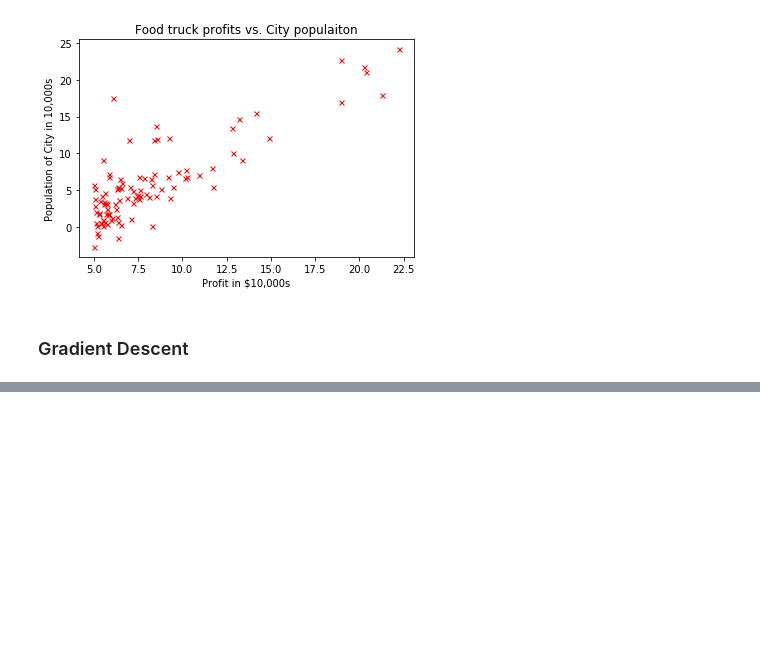
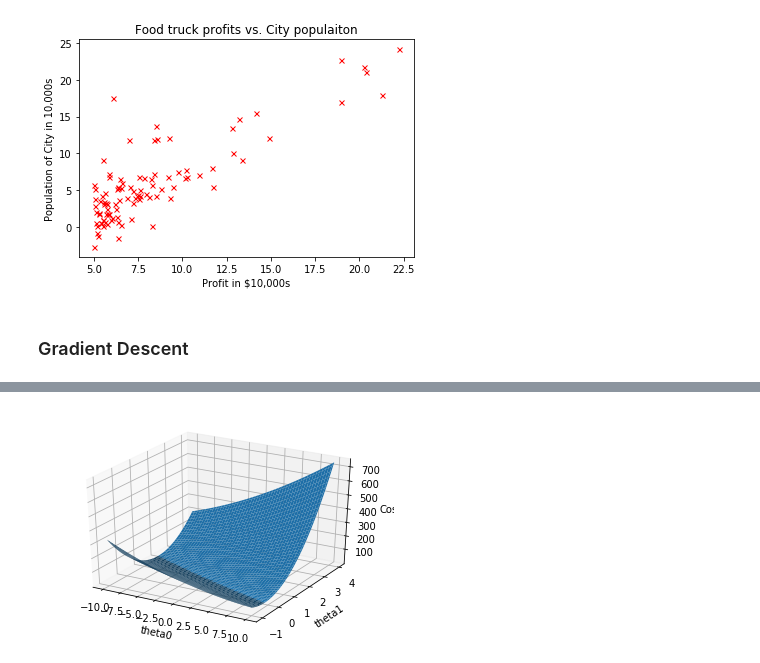
Before and after one commit to fiony/ml-course-andrew-ng, a Jupyter notebook: ex1/Programming Exercise 1-Linear Regression.ipynb, the cells around one changed output, grey strips where cells are left out. Cells and saved outputs as stored; diff of their text form; code cells hidden in the pictures; blank space fills up the shorter version.

```diff
--- a/ex1/Programming Exercise 1-Linear Regression.ipynb
+++ b/ex1/Programming Exercise 1-Linear Regression.ipynb
@@ -125,0 +221,21 @@ where the hypothesis $h_\theta(x)$ is given by the linear model: $$h_\theta(x)=\
+# %%
+# Grid over which we will calculate J
+theta0_vals = np.linspace(-10, 10, 100);
+theta1_vals = np.linspace(-1, 4, 100);
+# %%
+xv,yv = np.meshgrid(theta0_vals, theta1_vals) # get the grid index
+# %%
+grid_theta = np.dstack((xv,yv)) # stack theta0 and theta1, along the 3rd index
+# %%
+calc_cost = lambda theta : computeCost(X, y, theta)
+J_vals = np.apply_along_axis(calc_cost, 2, grid_theta) # apply along 3rd index
+# %%
+from mpl_toolkits.mplot3d import Axes3D
+ax = plt.axes(projection='3d')
+ax.plot_surface(X=xv,Y=yv,Z=J_vals)
+ax.set_xlabel('theta0')
+ax.set_ylabel('theta1')
+ax.set_zlabel('Cost')
+plt.show()
+# %% [output]
+[figure, added]
```
Also changed, not shown: parts of 20 cells of this notebook.
